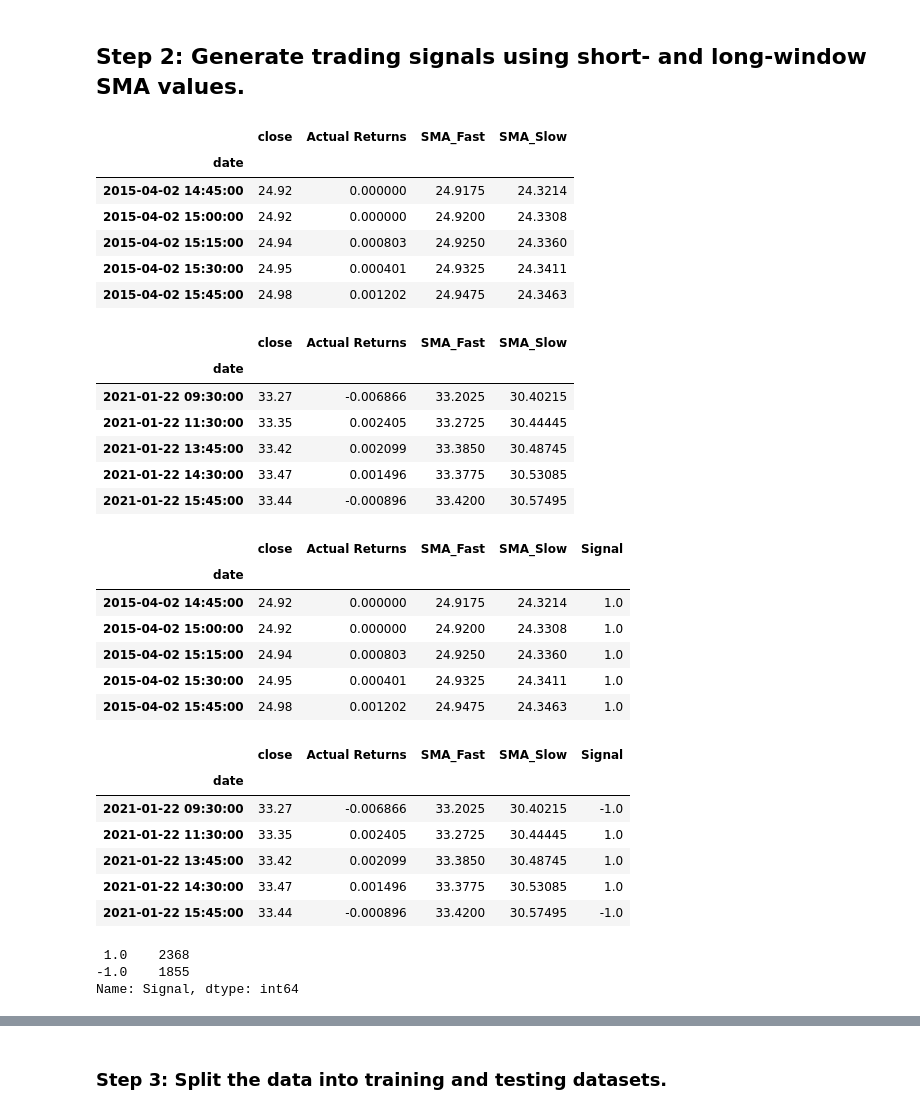
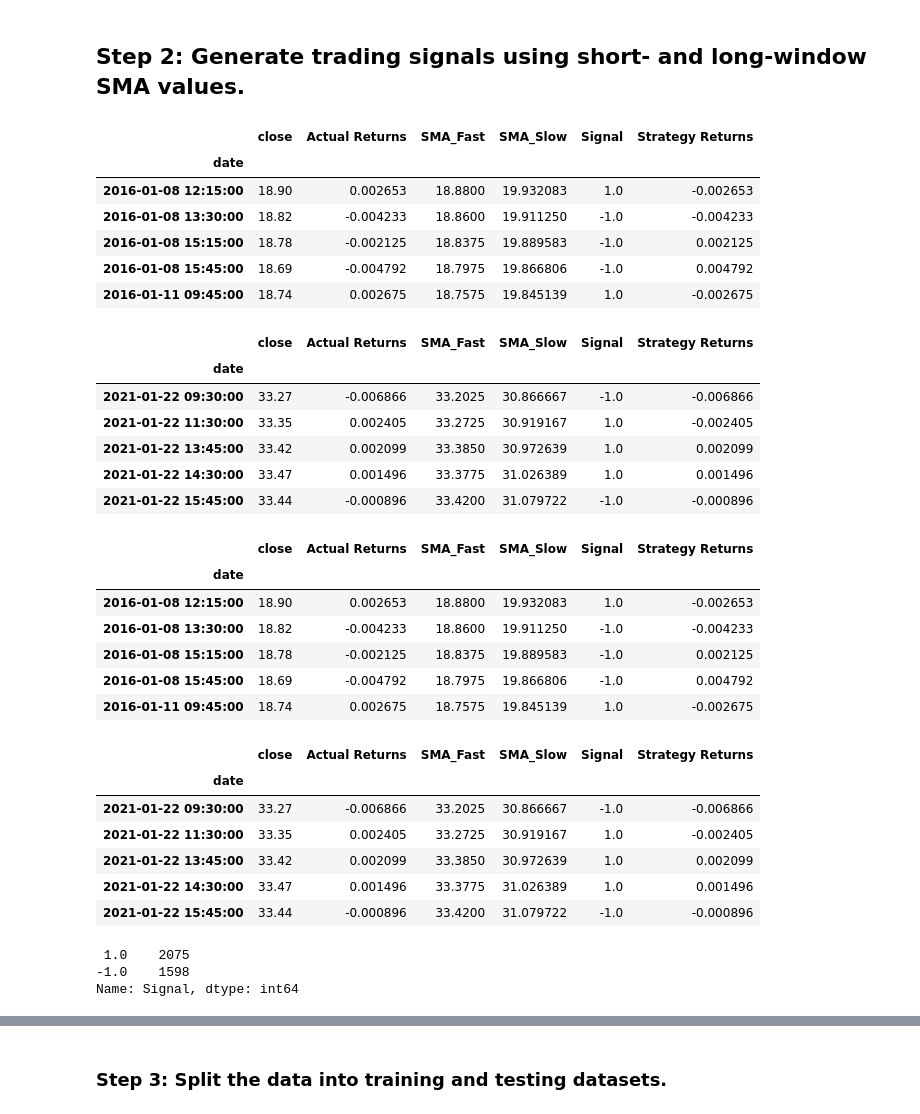
Before and after one commit to ScottyCodeman/Module-14, a Jupyter notebook: machine_learning_trading_bot.ipynb, the cells around one changed output, grey strips where cells are left out. Saved outputs shown, nothing was run; the diff lists cells and outputs as text; code cells hidden in the pictures.

```diff
--- a/machine_learning_trading_bot.ipynb
+++ b/machine_learning_trading_bot.ipynb
@@ -137,32 +137,32 @@ display(signals_df.tail())
 # %%
 # Set the short window and long window
 short_window = 4
-long_window = 100
+long_window = 72
 
 # Generate the fast and slow simple moving averages (4 and 100 days, respectively)
 signals_df['SMA_Fast'] = signals_df['close'].rolling(window=short_window).mean()
 signals_df['SMA_Slow'] = signals_df['close'].rolling(window=long_window).mean()
 
 signals_df = signals_df.dropna()
 
 # Review the DataFrame
 display(signals_df.head())
 display(signals_df.tail())
 # %% [output]
-|  | close | Actual Returns | SMA_Fast | SMA_Slow |
-| date |  |  |  |  |
-| 2015-04-02 14:45:00 | 24.92 | 0.000000 | 24.9175 | 24.3214 |
-| 2015-04-02 15:00:00 | 24.92 | 0.000000 | 24.9200 | 24.3308 |
-| 2015-04-02 15:15:00 | 24.94 | 0.000803 | 24.9250 | 24.3360 |
-| 2015-04-02 15:30:00 | 24.95 | 0.000401 | 24.9325 | 24.3411 |
-| 2015-04-02 15:45:00 | 24.98 | 0.001202 | 24.9475 | 24.3463 |
+|  | close | Actual Returns | SMA_Fast | SMA_Slow | Signal | Strategy Returns |
+| date |  |  |  |  |  |  |
+| 2016-01-08 12:15:00 | 18.90 | 0.002653 | 18.8800 | 19.932083 | 1.0 | -0.002653 |
+| 2016-01-08 13:30:00 | 18.82 | -0.004233 | 18.8600 | 19.911250 | -1.0 | -0.004233 |
+| 2016-01-08 15:15:00 | 18.78 | -0.002125 | 18.8375 | 19.889583 | -1.0 | 0.002125 |
+| 2016-01-08 15:45:00 | 18.69 | -0.004792 | 18.7975 | 19.866806 | -1.0 | 0.004792 |
+| 2016-01-11 09:45:00 | 18.74 | 0.002675 | 18.7575 | 19.845139 | 1.0 | -0.002675 |
-|  | close | Actual Returns | SMA_Fast | SMA_Slow |
-| date |  |  |  |  |
-| 2021-01-22 09:30:00 | 33.27 | -0.006866 | 33.2025 | 30.40215 |
-| 2021-01-22 11:30:00 | 33.35 | 0.002405 | 33.2725 | 30.44445 |
-| 2021-01-22 13:45:00 | 33.42 | 0.002099 | 33.3850 | 30.48745 |
-| 2021-01-22 14:30:00 | 33.47 | 0.001496 | 33.3775 | 30.53085 |
-| 2021-01-22 15:45:00 | 33.44 | -0.000896 | 33.4200 | 30.57495 |
+|  | close | Actual Returns | SMA_Fast | SMA_Slow | Signal | Strategy Returns |
+| date |  |  |  |  |  |  |
+| 2021-01-22 09:30:00 | 33.27 | -0.006866 | 33.2025 | 30.866667 | -1.0 | -0.006866 |
+| 2021-01-22 11:30:00 | 33.35 | 0.002405 | 33.2725 | 30.919167 | 1.0 | -0.002405 |
+| 2021-01-22 13:45:00 | 33.42 | 0.002099 | 33.3850 | 30.972639 | 1.0 | 0.002099 |
+| 2021-01-22 14:30:00 | 33.47 | 0.001496 | 33.3775 | 31.026389 | 1.0 | 0.001496 |
+| 2021-01-22 15:45:00 | 33.44 | -0.000896 | 33.4200 | 31.079722 | -1.0 | -0.000896 |
 # %%
 # Initialize the new Signal column
 signals_df['Signal'] = 0.0
@@ -177,25 +177,25 @@ signals_df.loc[(signals_df['Actual Returns'] < 0), 'Signal'] = -1
 display(signals_df.head())
 display(signals_df.tail())
 # %% [output]
-|  | close | Actual Returns | SMA_Fast | SMA_Slow | Signal |
-| date |  |  |  |  |  |
-| 2015-04-02 14:45:00 | 24.92 | 0.000000 | 24.9175 | 24.3214 | 1.0 |
-| 2015-04-02 15:00:00 | 24.92 | 0.000000 | 24.9200 | 24.3308 | 1.0 |
-| 2015-04-02 15:15:00 | 24.94 | 0.000803 | 24.9250 | 24.3360 | 1.0 |
-| 2015-04-02 15:30:00 | 24.95 | 0.000401 | 24.9325 | 24.3411 | 1.0 |
-| 2015-04-02 15:45:00 | 24.98 | 0.001202 | 24.9475 | 24.3463 | 1.0 |
+|  | close | Actual Returns | SMA_Fast | SMA_Slow | Signal | Strategy Returns |
+| date |  |  |  |  |  |  |
+| 2016-01-08 12:15:00 | 18.90 | 0.002653 | 18.8800 | 19.932083 | 1.0 | -0.002653 |
+| 2016-01-08 13:30:00 | 18.82 | -0.004233 | 18.8600 | 19.911250 | -1.0 | -0.004233 |
+| 2016-01-08 15:15:00 | 18.78 | -0.002125 | 18.8375 | 19.889583 | -1.0 | 0.002125 |
+| 2016-01-08 15:45:00 | 18.69 | -0.004792 | 18.7975 | 19.866806 | -1.0 | 0.004792 |
+| 2016-01-11 09:45:00 | 18.74 | 0.002675 | 18.7575 | 19.845139 | 1.0 | -0.002675 |
-|  | close | Actual Returns | SMA_Fast | SMA_Slow | Signal |
-| date |  |  |  |  |  |
-| 2021-01-22 09:30:00 | 33.27 | -0.006866 | 33.2025 | 30.40215 | -1.0 |
-| 2021-01-22 11:30:00 | 33.35 | 0.002405 | 33.2725 | 30.44445 | 1.0 |
-| 2021-01-22 13:45:00 | 33.42 | 0.002099 | 33.3850 | 30.48745 | 1.0 |
-| 2021-01-22 14:30:00 | 33.47 | 0.001496 | 33.3775 | 30.53085 | 1.0 |
-| 2021-01-22 15:45:00 | 33.44 | -0.000896 | 33.4200 | 30.57495 | -1.0 |
+|  | close | Actual Returns | SMA_Fast | SMA_Slow | Signal | Strategy Returns |
+| date |  |  |  |  |  |  |
+| 2021-01-22 09:30:00 | 33.27 | -0.006866 | 33.2025 | 30.866667 | -1.0 | -0.006866 |
+| 2021-01-22 11:30:00 | 33.35 | 0.002405 | 33.2725 | 30.919167 | 1.0 | -0.002405 |
+| 2021-01-22 13:45:00 | 33.42 | 0.002099 | 33.3850 | 30.972639 | 1.0 | 0.002099 |
+| 2021-01-22 14:30:00 | 33.47 | 0.001496 | 33.3775 | 31.026389 | 1.0 | 0.001496 |
+| 2021-01-22 15:45:00 | 33.44 | -0.000896 | 33.4200 | 31.079722 | -1.0 | -0.000896 |
 # %%
 signals_df['Signal'].value_counts()
 # %% [output]
- 1.0    2368
--1.0    1855
+ 1.0    2075
+-1.0    1598
 Name: Signal, dtype: int64
 # %%
 # Calculate the strategy returns and add them to the signals_df DataFrame
```
Also changed, not shown: parts of 9 cells of this notebook, 1 other file.
